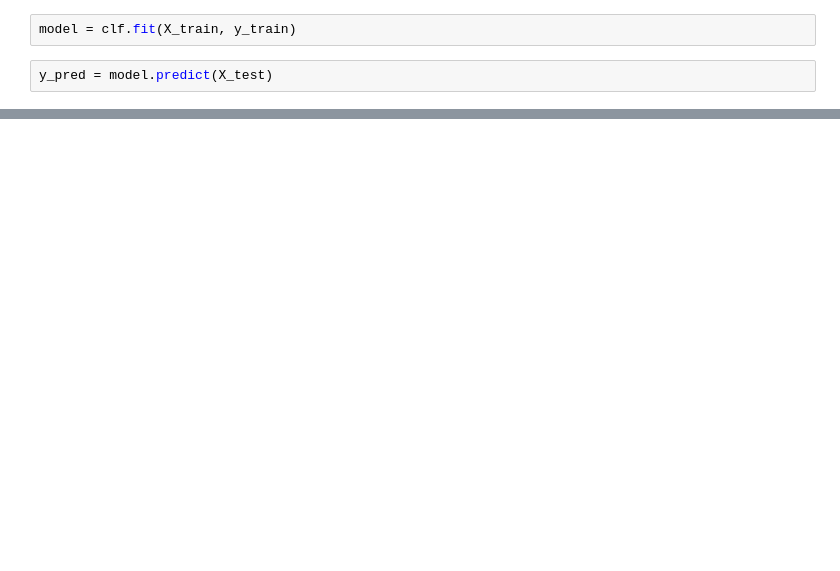
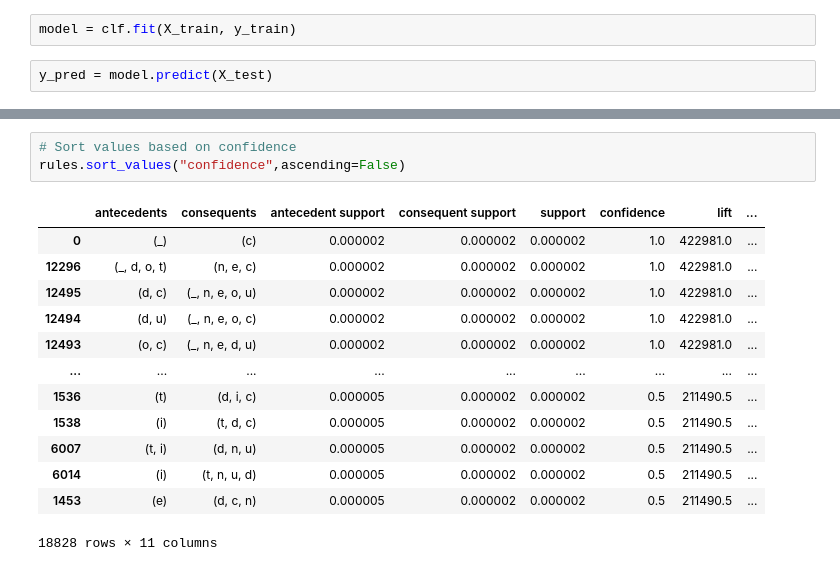
Before and after one commit to larhchim/Salary-Prediction-Classification-ML, a Jupyter notebook: Projet_ML_LARHCHIM_EL_BIYAALI.ipynb, the cells around one changed output, grey strips where cells are left out. Drawn from its saved outputs; the diff is of its cells as text; blank space fills up the shorter version.

```diff
--- a/Projet_ML_LARHCHIM_EL_BIYAALI.ipynb
+++ b/Projet_ML_LARHCHIM_EL_BIYAALI.ipynb
@@ -954,0 +1112,17 @@ weighted avg       0.87      0.87      0.87      9068
+# %%
+# Sort values based on confidence
+rules.sort_values("confidence",ascending=False)
+# %% [output]
+|  | antecedents | consequents | antecedent support | consequent support | support | confidence | lift | ... |
+| 0 | (_) | (c) | 0.000002 | 0.000002 | 0.000002 | 1.0 | 422981.0 | ... |
+| 12296 | (_, d, o, t) | (n, e, c) | 0.000002 | 0.000002 | 0.000002 | 1.0 | 422981.0 | ... |
+| 12495 | (d, c) | (_, n, e, o, u) | 0.000002 | 0.000002 | 0.000002 | 1.0 | 422981.0 | ... |
+| 12494 | (d, u) | (_, n, e, o, c) | 0.000002 | 0.000002 | 0.000002 | 1.0 | 422981.0 | ... |
+| 12493 | (o, c) | (_, n, e, d, u) | 0.000002 | 0.000002 | 0.000002 | 1.0 | 422981.0 | ... |
+| ... | ... | ... | ... | ... | ... | ... | ... | ... |
+| 1536 | (t) | (d, i, c) | 0.000005 | 0.000002 | 0.000002 | 0.5 | 211490.5 | ... |
+| 1538 | (i) | (t, d, c) | 0.000005 | 0.000002 | 0.000002 | 0.5 | 211490.5 | ... |
+| 6007 | (t, i) | (d, n, u) | 0.000005 | 0.000002 | 0.000002 | 0.5 | 211490.5 | ... |
+| 6014 | (i) | (t, n, u, d) | 0.000005 | 0.000002 | 0.000002 | 0.5 | 211490.5 | ... |
+| 1453 | (e) | (d, c, n) | 0.000005 | 0.000002 | 0.000002 | 0.5 | 211490.5 | ... |
+18828 rows × 11 columns
```
Also changed, not shown: parts of 36 cells of this notebook.
